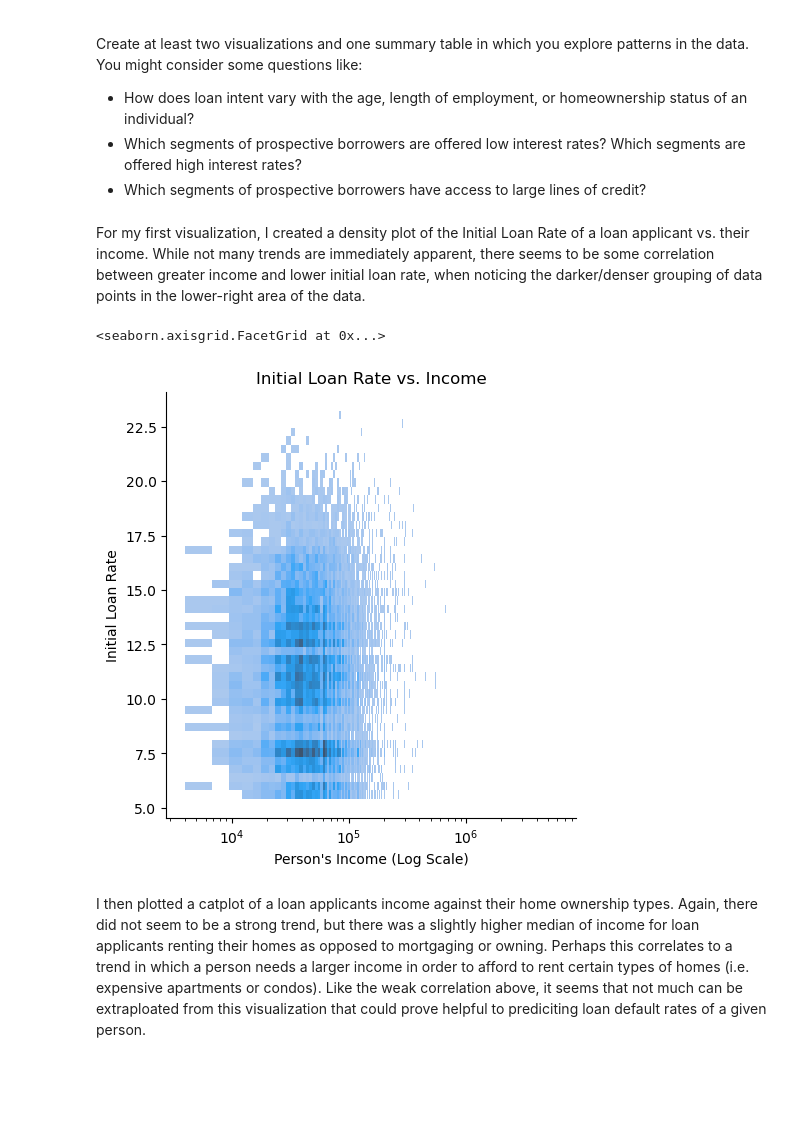
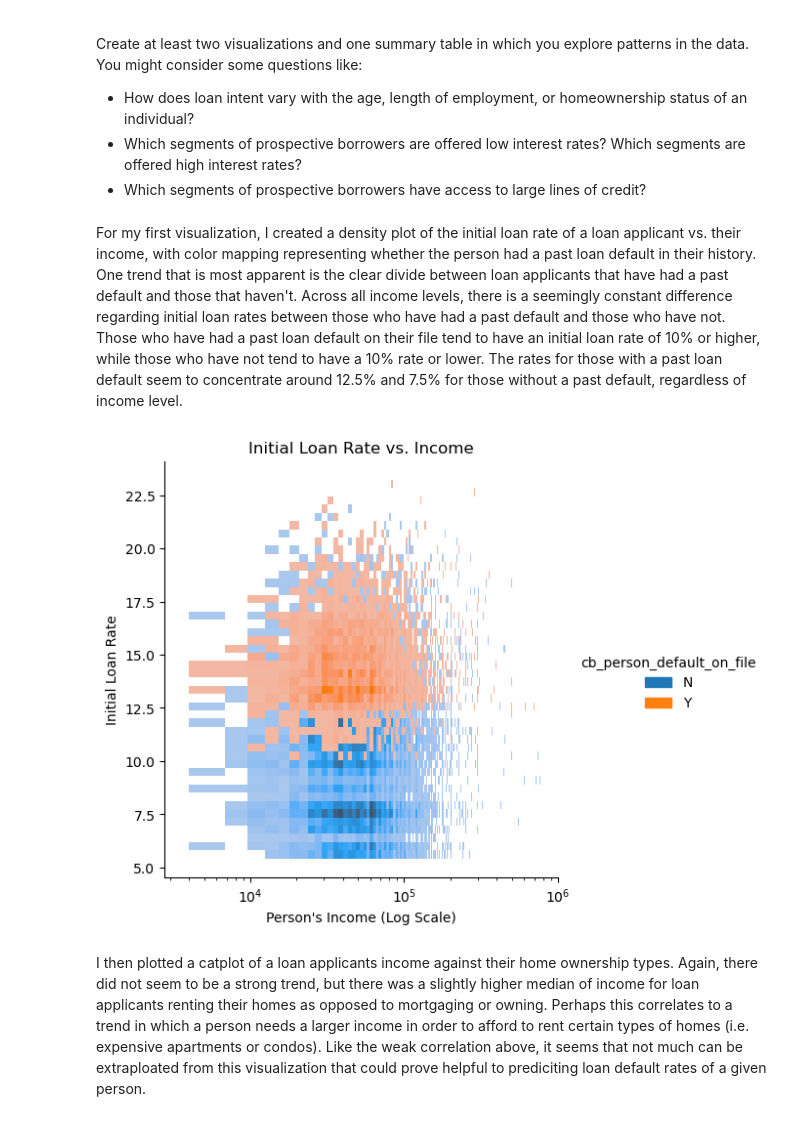
Before and after one commit to opfleet/opfleet.github.io, a Jupyter notebook: posts/LoanPost/index.ipynb, the cells around one changed output. Saved outputs shown, nothing was run; the diff lists cells and outputs as text; code cells hidden in the pictures; blank space fills up the shorter version.

Commit message:
Bringing Loan Post to E standard

```diff
--- a/posts/LoanPost/index.ipynb
+++ b/posts/LoanPost/index.ipynb
@@ -37,16 +37,20 @@ Create at least two visualizations and one summary table in which you explore pa
 # %%
 import seaborn as sns
 import matplotlib.pyplot as plt
-# %% [markdown]
-For my first visualization, I created a density plot of the Initial Loan Rate of a loan applicant vs. their income. While not many trends are immediately apparent, there seems to be some correlation between greater income and lower initial loan rate, when noticing the darker/denser grouping of data points in the lower-right area of the data.
+# %% [markdown]
+For my first visualization, I created a density plot of the initial loan rate of a loan applicant vs. their income, with color mapping representing whether the person had a past loan default in their history. One trend that is most apparent is the clear divide between loan applicants that have had a past default and those that haven't. Across all income levels, there is a seemingly constant difference regarding initial loan rates between those who have had a past default and those who have not. Those who have had a past loan default on their file tend to have an initial loan rate of 10% or higher, while those who have not tend to have a 10% rate or lower. The rates for those with a past loan default seem to concentrate around 12.5% and 7.5% for those without a past default, regardless of income level.
 # %%
-plot1 = sns.displot(data= df_train, x= 'person_income', y= 'loan_int_rate')
+plot1 = sns.displot(data= df_train, x= 'person_income', y= 'loan_int_rate', hue= 'cb_person_default_on_file')
 plt.xscale('log')
+
+# This code is not working, it just creates a separate legend that doesn't have labels
+#plt.legend(title= 'History of Default', labels= ["No", "Yes"])
+
+plot1.set(xlim= (0, 1000000))
 plot1.set(xlabel= "Person's Income (Log Scale)", ylabel= "Initial Loan Rate", title= 'Initial Loan Rate vs. Income')
-plot1
+plt.show()
 # %% [output]
-<seaborn.axisgrid.FacetGrid at 0x...>
-[figure, old version]
+[figure, new version]
 # %% [markdown]
 I then plotted a catplot of a loan applicants income against their home ownership types. Again, there did not seem to be a strong trend, but there was a slightly higher median of income for loan applicants renting their homes as opposed to mortgaging or owning. Perhaps this correlates to a trend in which a person needs a larger income in order to afford to rent certain types of homes (i.e. expensive apartments or condos). Like the weak correlation above, it seems that not much can be extraploated from this visualization that could prove helpful to prediciting loan default rates of a given person.
 # %%
```
Also changed, not shown: parts of 2 cells of this notebook, 7 other files.
